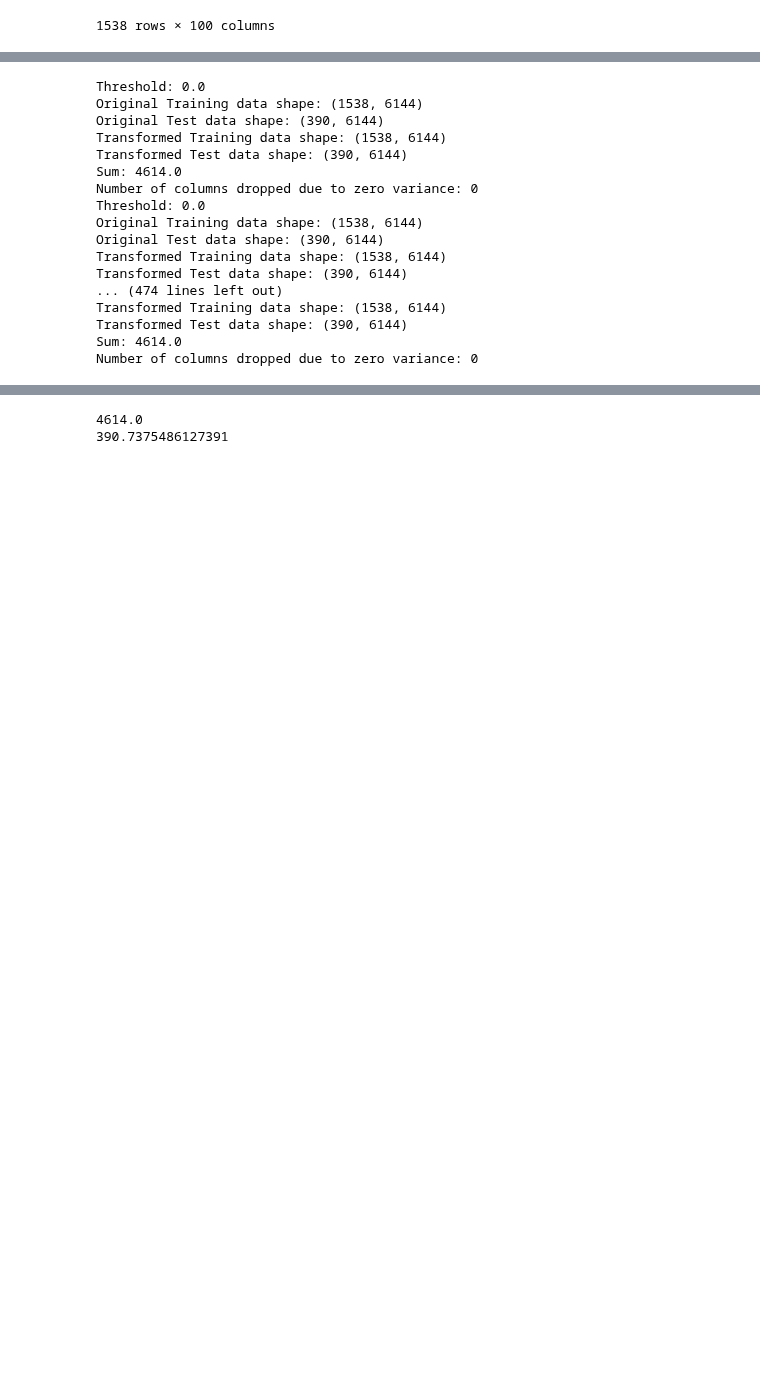
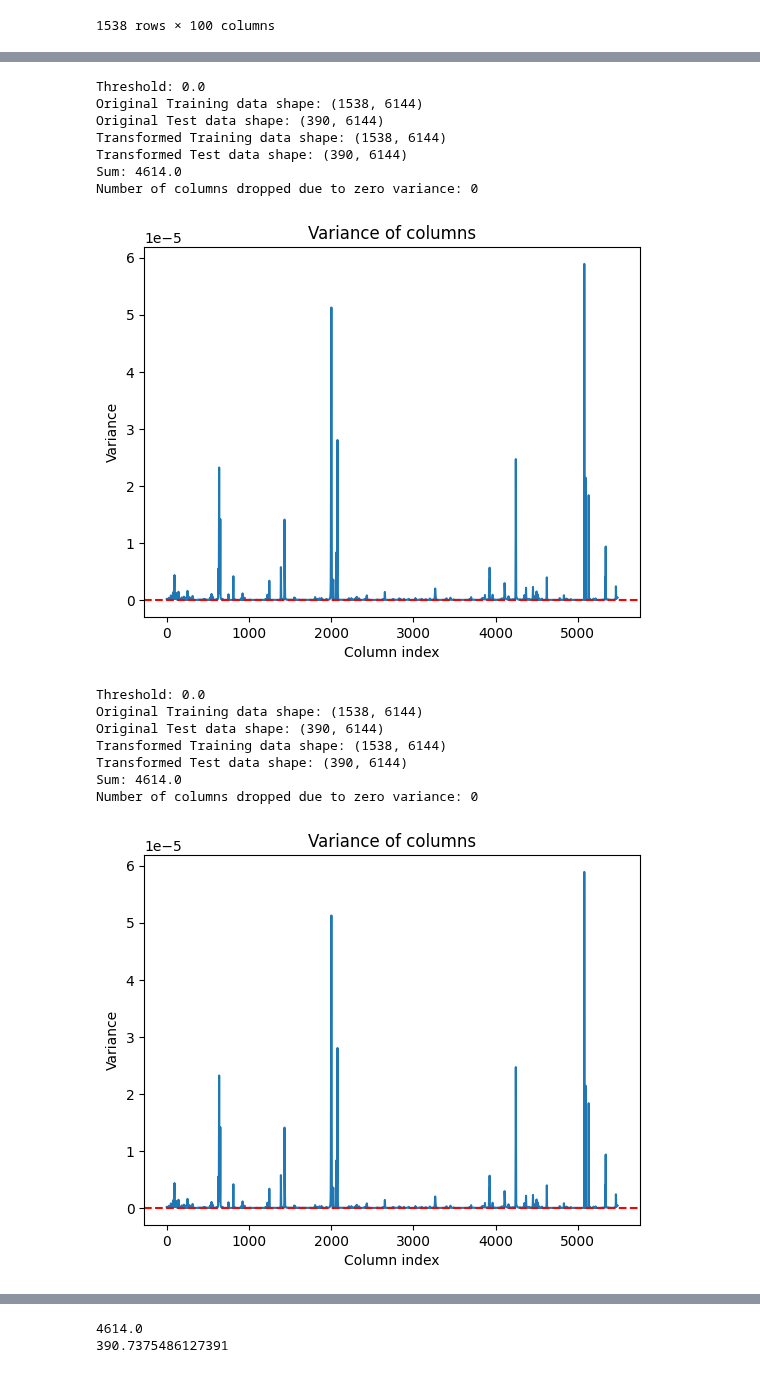
Before and after one commit to chhoumann/thesis-chemcam, a Jupyter notebook: baseline/experiments/variance_threshold.ipynb, the cells around one changed output, grey strips where cells are left out. Saved outputs shown, nothing was run; the diff lists cells and outputs as text; code cells hidden in the pictures; blank space fills up the shorter version.

Commit message:
plots

```diff
--- a/baseline/experiments/variance_threshold.ipynb
+++ b/baseline/experiments/variance_threshold.ipynb
@@ -95,16 +95,17 @@ def drop_non_numeric_columns(df: pd.DataFrame) -> pd.DataFrame:
 	return df.drop(columns=cols_to_drop)
 # %%
 def generate_exponential_quantiles(min_quantile, max_quantile, num_points):
-    # Generate linearly spaced values in the exponent space between log(min_quantile) and log(max_quantile)
-    exponent_space = np.linspace(np.log(min_quantile), np.log(max_quantile), num_points)
+    return np.linspace(min_quantile, max_quantile, num_points)
+    # # Generate linearly spaced values in the exponent space between log(min_quantile) and log(max_quantile)
+    # exponent_space = np.linspace(np.log(min_quantile), np.log(max_quantile), num_points)
 
-    # Calculate the actual quantiles
-    quantiles = np.exp(exponent_space)
+    # # Calculate the actual quantiles
+    # quantiles = np.exp(exponent_space)
 
-    return quantiles
+    # return quantiles
 
 min_q = 1e-9  # starting quantile
-max_q = 1e-5   # ending quantile
+max_q = 0.05   # ending quantile
 points = 100   # number of points
 
 quantile_values = generate_exponential_quantiles(min_q, max_q, points)
@@ -196,40 +197,46 @@ for i, threshold in enumerate(quantiles.values):
 	# print(f"Variance of each column: {selector.variances_}")
 
 	# Print the min of the variance
 	# print(f"Min Variance: {selector.variances_.min()}")
 
 	print(f"Original Training data shape: {train.shape}")
 	print(f"Original Test data shape: {test.shape}")
 	print(f"Transformed Training data shape: {train_transformed_df.shape}")
 	print(f"Transformed Test data shape: {test_transformed_df.shape}")
 	print(f"Sum: {train_transformed_df.sum().sum()}")
 
 	# Print the number of columns dropped due to zero variance
 	print(f"Number of columns dropped due to zero variance: {len(dropped_variance_columns)}")
 
 	num_dropped_colums_per_iteration.append(len(dropped_variance_columns))
+	plt.plot(selector.variances_)
+	plt.xlabel("Column index")
+	plt.ylabel("Variance")
+	plt.title("Variance of columns")
+	plt.axhline(y=threshold, color='r', linestyle='--')
+
+	plt.show()
 
 # plot the number of dropped columns per iteration
 plt.plot(quantiles, num_dropped_colums_per_iteration)
 plt.xlabel("Threshold")
 plt.ylabel("Number of dropped columns")
 plt.title("Number of dropped columns per threshold")
 plt.show()
 # %% [output]
 Threshold: 0.0
 Original Training data shape: (1538, 6144)
 Original Test data shape: (390, 6144)
 Transformed Training data shape: (1538, 6144)
 Transformed Test data shape: (390, 6144)
 Sum: 4614.0
 Number of columns dropped due to zero variance: 0
-Threshold: 0.0
-Original Training data shape: (1538, 6144)
-Original Test data shape: (390, 6144)
-Transformed Training data shape: (1538, 6144)
-Transformed Test data shape: (390, 6144)
-... (474 lines left out)
-Transformed Training data shape: (1538, 6144)
-Transformed Test data shape: (390, 6144)
-Sum: 4614.0
-Number of columns dropped due to zero variance: 0
+[figure, added]
+Threshold: 0.0
+Original Training data shape: (1538, 6144)
+Original Test data shape: (390, 6144)
+Transformed Training data shape: (1538, 6144)
+Transformed Test data shape: (390, 6144)
+Sum: 4614.0
+Number of columns dropped due to zero variance: 0
+[figure, added]
```
Also changed, not shown: parts of 5 cells of this notebook.
